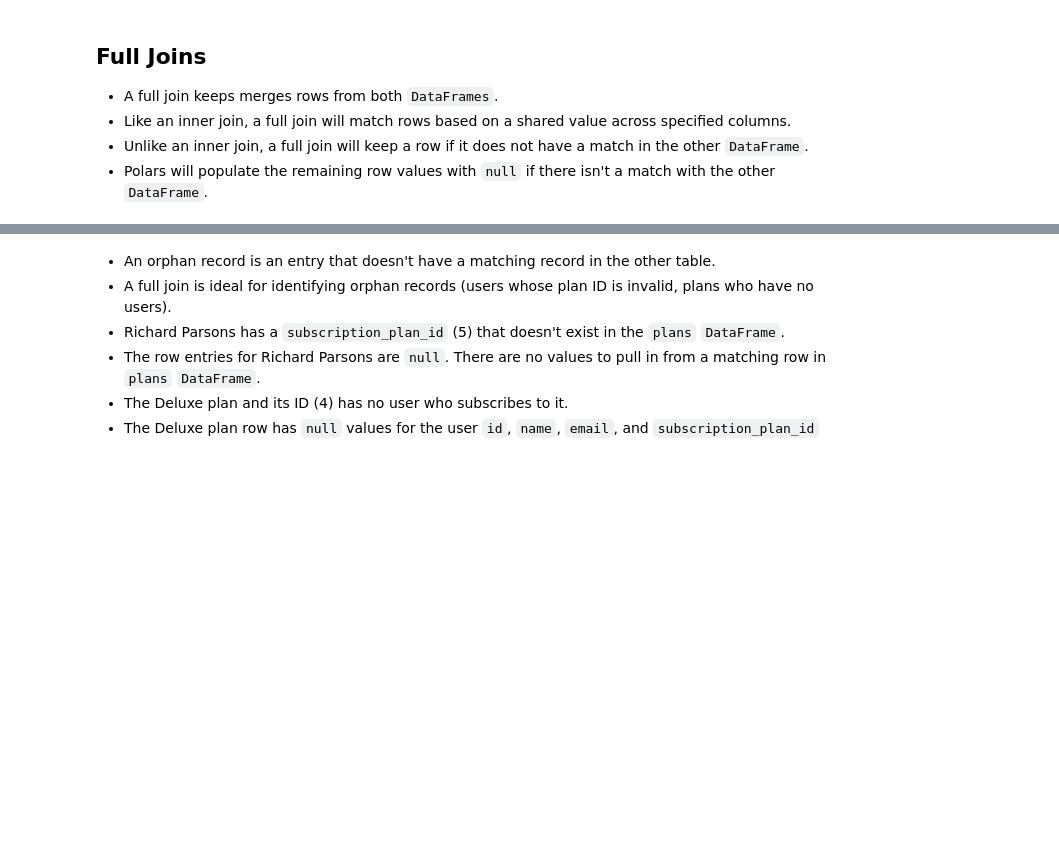
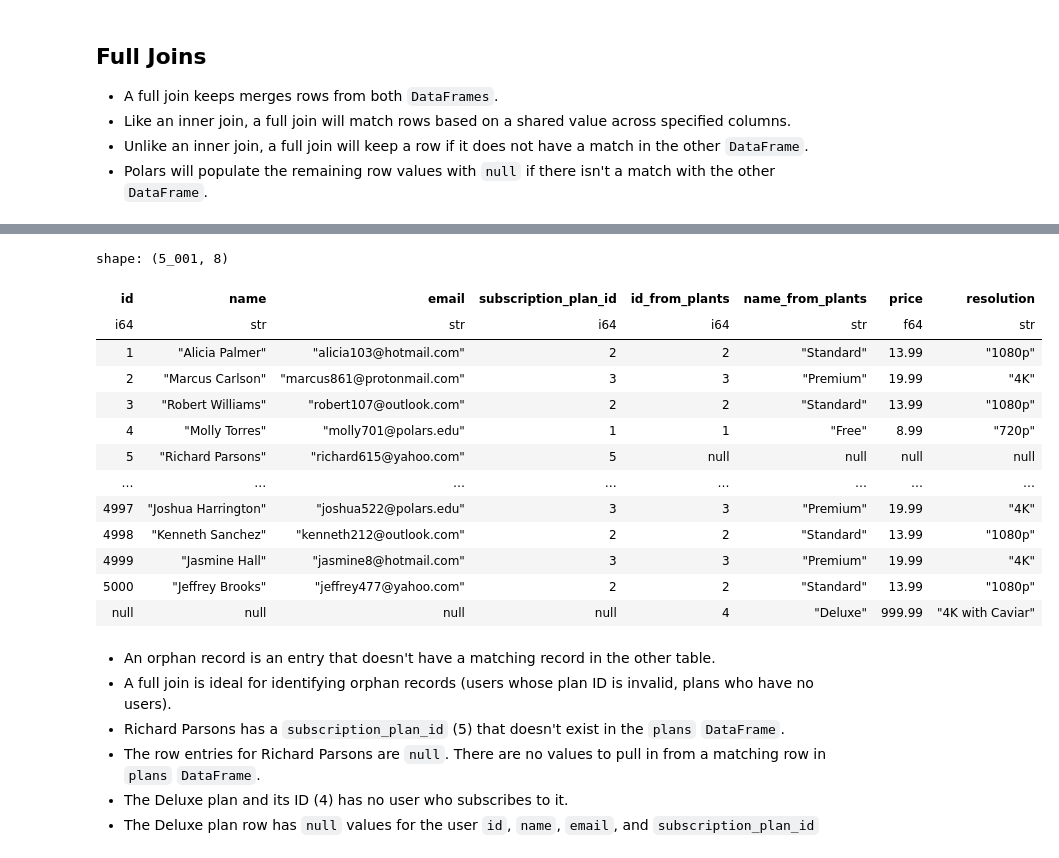
Before and after one commit to yaowenqiang/Data-Analysis-with-Polars-and-Python, a Jupyter notebook: incomplete/07 - Joins.ipynb, the cells around one changed output, grey strips where cells are left out. Drawn from its saved outputs; the diff is of its cells as text; code cells hidden in the pictures; blank space fills up the shorter version.

```diff
--- a/incomplete/07 - Joins.ipynb
+++ b/incomplete/07 - Joins.ipynb
@@ -79,6 +290,35 @@
 - Polars will populate the remaining row values with `null` if there isn't a match with the other `DataFrame`.
 # %% [markdown]
 <img src="images/Full_Join.webp" alt="Full Join Diagram" width="400" />
+# %%
+movies = pl.read_csv("streaming_service/movies.csv")
+plans = pl.read_csv("streaming_service/plans.csv")
+users = pl.read_csv("streaming_service/users.csv")
+watch_history = pl.read_csv("streaming_service/watch_history.csv")
+support = pl.read_csv("streaming_service/support.csv")
+# %%
+users.join(
+    plans,
+    how="full",
+    left_on="subscription_plan_id",
+    right_on="id",
+    suffix="_from_plants",
+)
+# %% [output]
+shape: (5_001, 8)
+| id | name | email | subscription_plan_id | id_from_plants | name_from_plants | price | resolution |
+| i64 | str | str | i64 | i64 | str | f64 | str |
+| 1 | "Alicia Palmer" | "alicia103@hotmail.com" | 2 | 2 | "Standard" | 13.99 | "1080p" |
+| 2 | "Marcus Carlson" | "marcus861@protonmail.com" | 3 | 3 | "Premium" | 19.99 | "4K" |
+| 3 | "Robert Williams" | "robert107@outlook.com" | 2 | 2 | "Standard" | 13.99 | "1080p" |
+| 4 | "Molly Torres" | "molly701@polars.edu" | 1 | 1 | "Free" | 8.99 | "720p" |
+| 5 | "Richard Parsons" | "richard615@yahoo.com" | 5 | null | null | null | null |
+| … | … | … | … | … | … | … | … |
+| 4997 | "Joshua Harrington" | "joshua522@polars.edu" | 3 | 3 | "Premium" | 19.99 | "4K" |
+| 4998 | "Kenneth Sanchez" | "kenneth212@outlook.com" | 2 | 2 | "Standard" | 13.99 | "1080p" |
+| 4999 | "Jasmine Hall" | "jasmine8@hotmail.com" | 3 | 3 | "Premium" | 19.99 | "4K" |
+| 5000 | "Jeffrey Brooks" | "jeffrey477@yahoo.com" | 2 | 2 | "Standard" | 13.99 | "1080p" |
+| null | null | null | null | 4 | "Deluxe" | 999.99 | "4K with Caviar" |
 # %% [markdown]
 - An orphan record is an entry that doesn't have a matching record in the other table.
 - A full join is ideal for identifying orphan records (users whose plan ID is invalid, plans who have no users).
```
Also changed, not shown: parts of 59 cells of this notebook.
